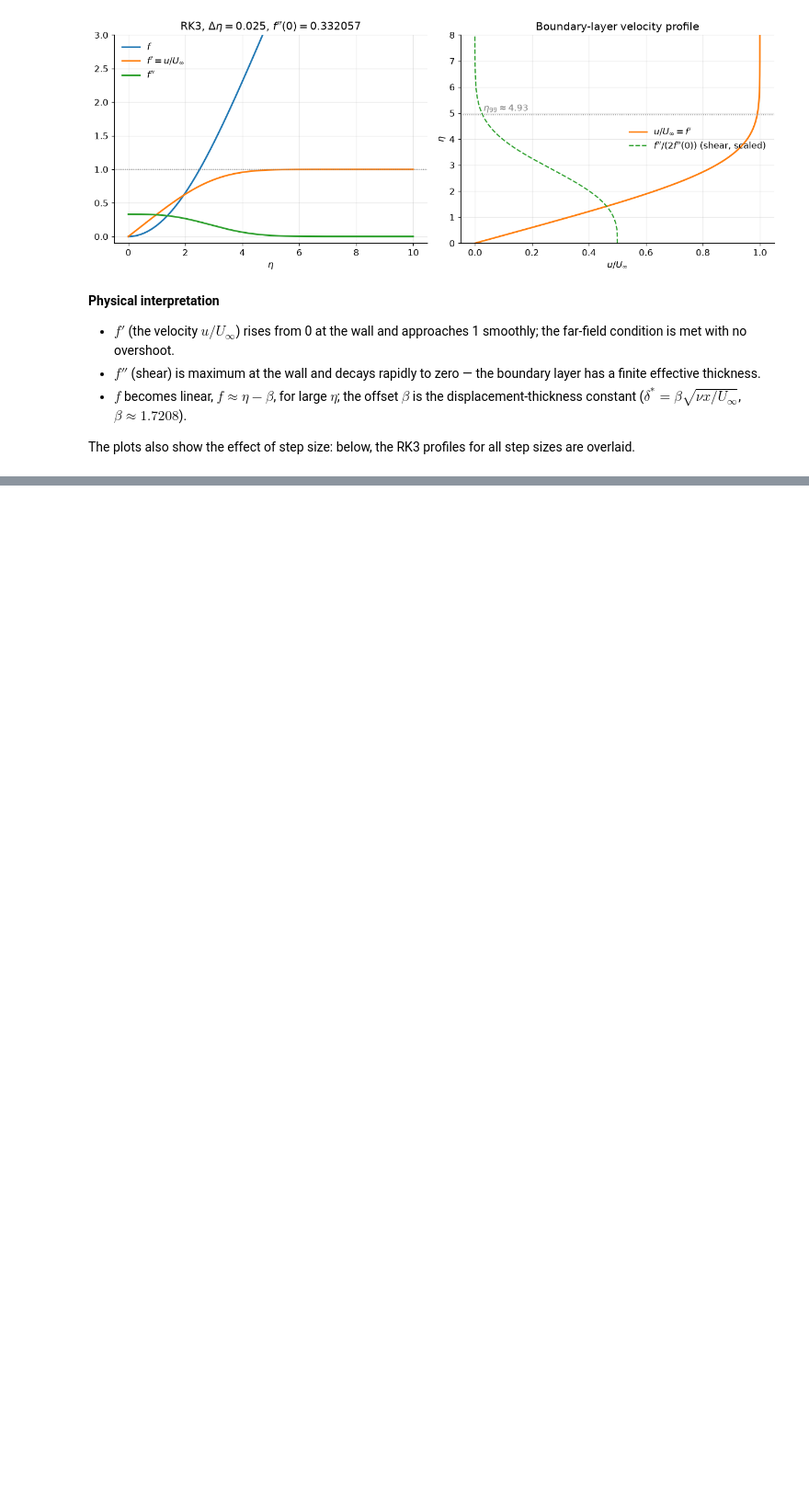
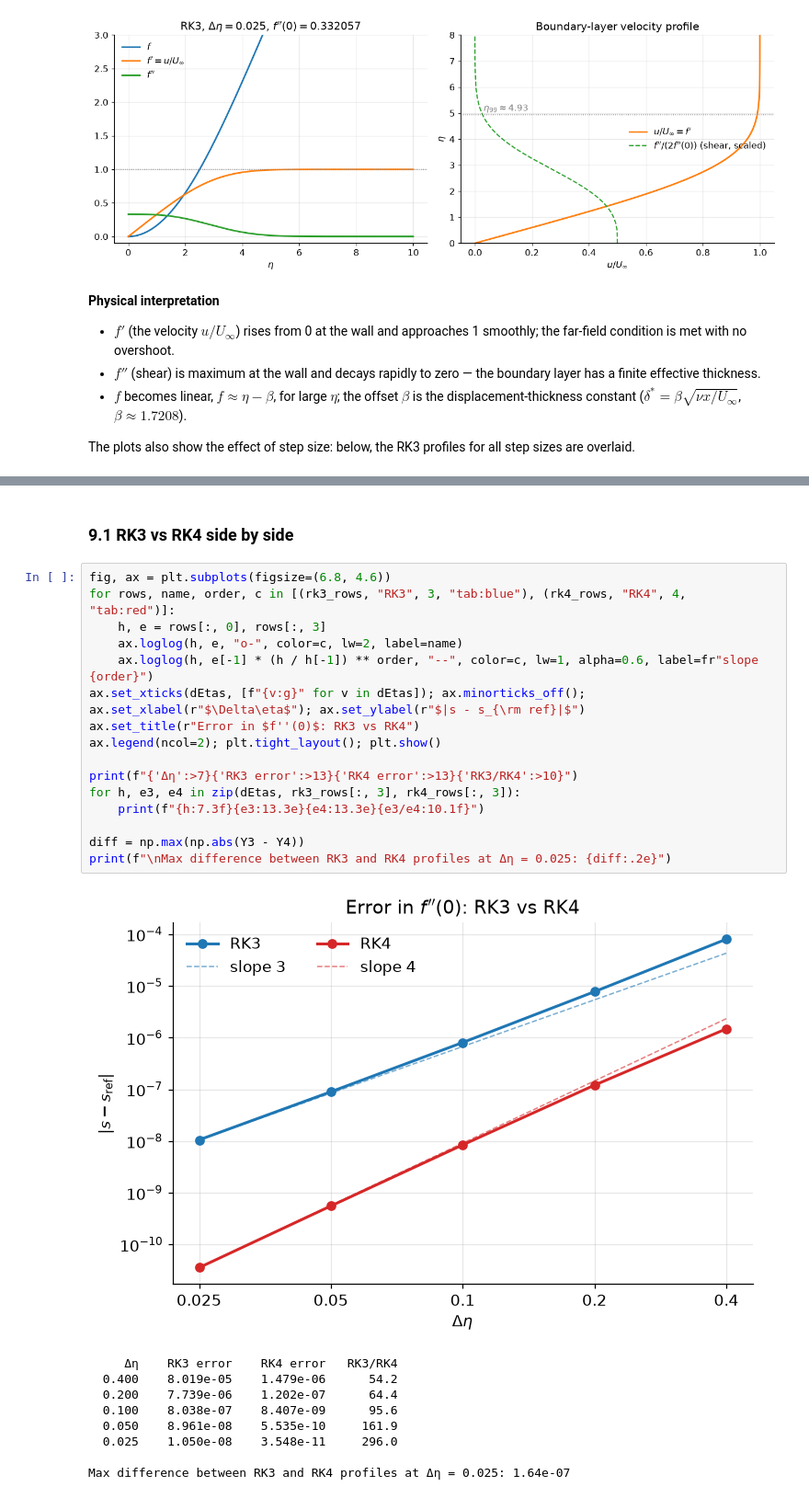
Before and after one commit to aneeshasokan710/AE801_2026, a Jupyter notebook: numode_bvp/Shooting Method for the Blasius Boundary-Layer Equation.ipynb, the cells around one changed output, grey strips where cells are left out. Shown at 92% size. Saved outputs shown, nothing was run; the diff lists cells and outputs as text; blank space fills up the shorter version.

```diff
--- a/numode_bvp/Shooting Method for the Blasius Boundary-Layer Equation.ipynb
+++ b/numode_bvp/Shooting Method for the Blasius Boundary-Layer Equation.ipynb
@@ -596,0 +637,28 @@ The plots also show the effect of step size: below, the RK3 profiles for all ste
+# %% [markdown]
+### 9.1 RK3 vs RK4 side by side
+# %%
+fig, ax = plt.subplots(figsize=(6.8, 4.6))
+for rows, name, order, c in [(rk3_rows, "RK3", 3, "tab:blue"), (rk4_rows, "RK4", 4, "tab:red")]:
+    h, e = rows[:, 0], rows[:, 3]
+    ax.loglog(h, e, "o-", color=c, lw=2, label=name)
+    ax.loglog(h, e[-1] * (h / h[-1]) ** order, "--", color=c, lw=1, alpha=0.6, label=fr"slope {order}")
+ax.set_xticks(dEtas, [f"{v:g}" for v in dEtas]); ax.minorticks_off(); ax.set_xlabel(r"$\Delta\eta$"); ax.set_ylabel(r"$|s - s_{\rm ref}|$")
+ax.set_title(r"Error in $f''(0)$: RK3 vs RK4")
+ax.legend(ncol=2); plt.tight_layout(); plt.show()
+
+print(f"{'Δη':>7}{'RK3 error':>13}{'RK4 error':>13}{'RK3/RK4':>10}")
+for h, e3, e4 in zip(dEtas, rk3_rows[:, 3], rk4_rows[:, 3]):
+    print(f"{h:7.3f}{e3:13.3e}{e4:13.3e}{e3/e4:10.1f}")
+
+diff = np.max(np.abs(Y3 - Y4))
+print(f"\nMax difference between RK3 and RK4 profiles at Δη = 0.025: {diff:.2e}")
+# %% [output]
+[figure, added]
+     Δη    RK3 error    RK4 error   RK3/RK4
+  0.400    8.019e-05    1.479e-06      54.2
+  0.200    7.739e-06    1.202e-07      64.4
+  0.100    8.038e-07    8.407e-09      95.6
+  0.050    8.961e-08    5.535e-10     161.9
+  0.025    1.050e-08    3.548e-11     296.0
+
+Max difference between RK3 and RK4 profiles at Δη = 0.025: 1.64e-07
```
Also changed, not shown: parts of 10 cells of this notebook.
